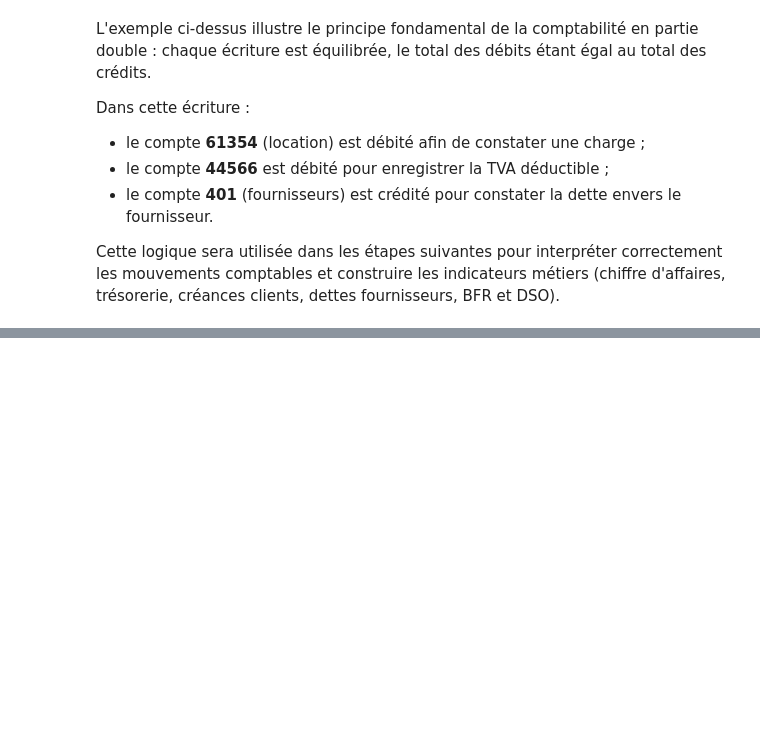
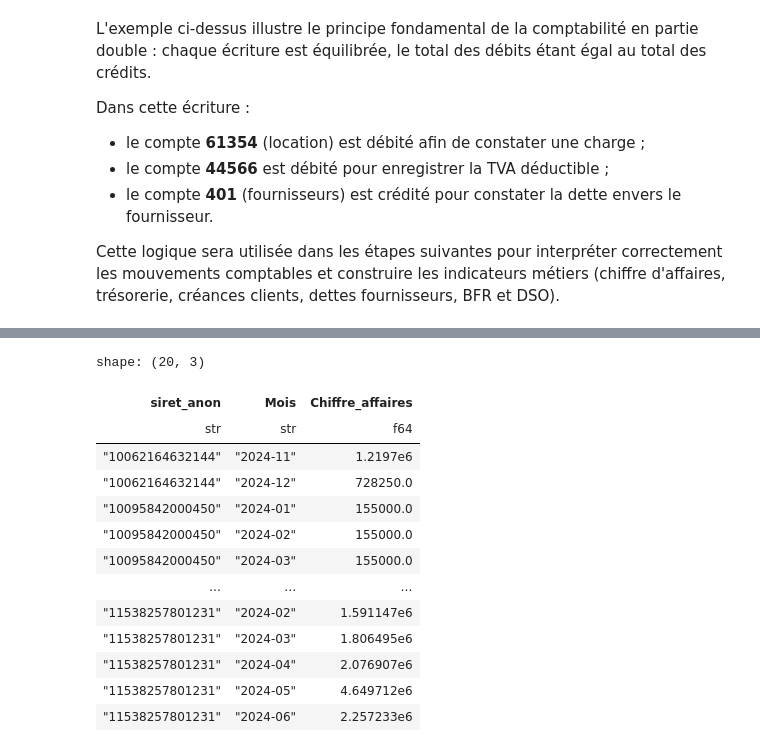
Before and after one commit to Magatte805/Test_data_Numeris, a Jupyter notebook: Notebooks/Analyse.ipynb, the cells around one changed output, grey strips where cells are left out. Saved outputs shown, nothing was run; the diff lists cells and outputs as text; code cells hidden in the pictures; blank space fills up the shorter version.

```diff
--- a/Notebooks/Analyse.ipynb
+++ b/Notebooks/Analyse.ipynb
@@ -693,0 +777,48 @@ Cette logique sera utilisée dans les étapes suivantes pour interpréter correc
+# %%
+# Construction du chiffre d'affaires mensuel par entreprise
+
+# Le chiffre d'affaires est estimé à partir des comptes de produits (classe 7).
+
+# Les comptes de produits augmentent au crédit et diminuent au débit (avoirs, annulations, corrections). Le chiffre d'affaires est donc estimé à partir du solde : Crédit - Débit.
+
+
+monthly_revenue = (
+    fec
+    .filter(
+        pl.col("CompteNum").str.starts_with("7")
+    )
+    .with_columns(
+        pl.col("EcritureDate")
+        .dt.strftime("%Y-%m")
+        .alias("Mois")
+    )
+    .group_by(
+        ["siret_anon", "Mois"]
+    )
+    .agg(
+        (
+            pl.col("Credit").sum() -
+            pl.col("Debit").sum()
+        ).alias("Chiffre_affaires")
+    )
+    .sort(
+        ["siret_anon", "Mois"]
+    )
+)
+
+monthly_revenue.head(20)
+# %% [output]
+shape: (20, 3)
+| siret_anon | Mois | Chiffre_affaires |
+| str | str | f64 |
+| "10062164632144" | "2024-11" | 1.2197e6 |
+| "10062164632144" | "2024-12" | 728250.0 |
+| "10095842000450" | "2024-01" | 155000.0 |
+| "10095842000450" | "2024-02" | 155000.0 |
+| "10095842000450" | "2024-03" | 155000.0 |
+| … | … | … |
+| "11538257801231" | "2024-02" | 1.591147e6 |
+| "11538257801231" | "2024-03" | 1.806495e6 |
+| "11538257801231" | "2024-04" | 2.076907e6 |
+| "11538257801231" | "2024-05" | 4.649712e6 |
+| "11538257801231" | "2024-06" | 2.257233e6 |
```
Also changed, not shown: parts of 27 cells of this notebook.
